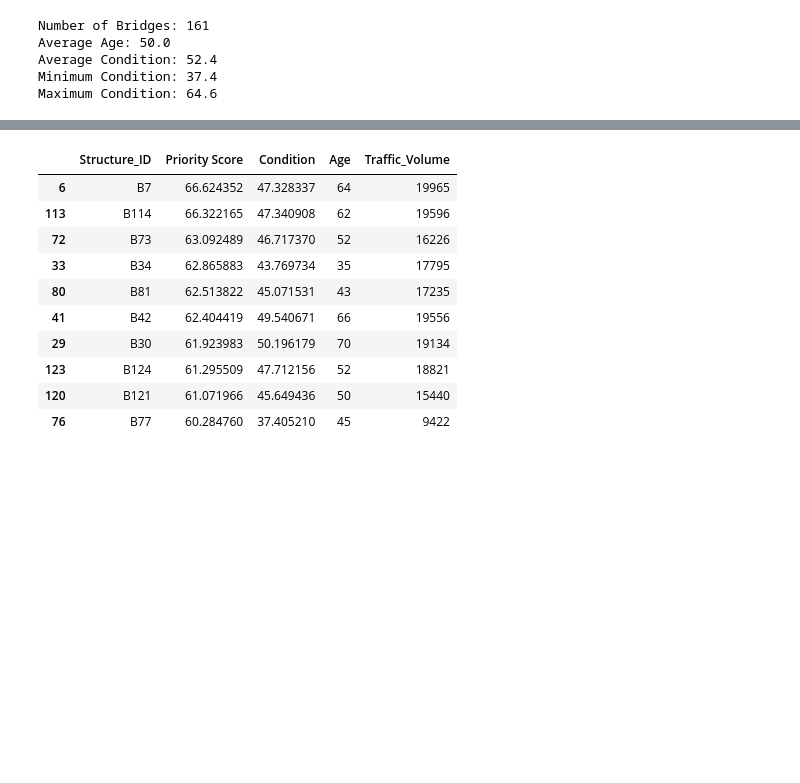
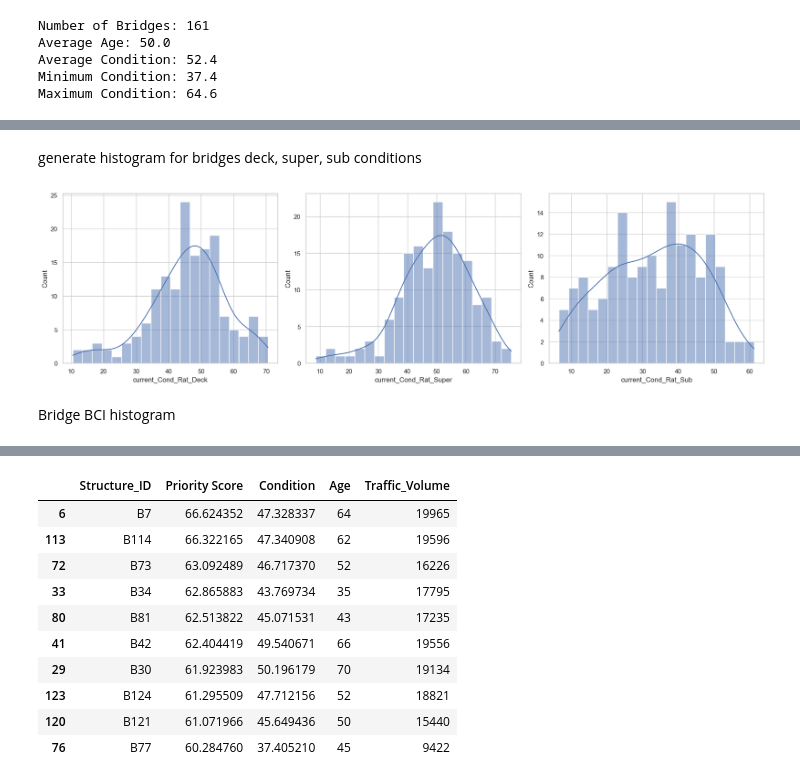
Before and after one commit to reza-chilli/Infrastructure-management-project, a Jupyter notebook: Analysis.ipynb, the cells around one changed output, grey strips where cells are left out. Cells and saved outputs as stored; diff of their text form; code cells hidden in the pictures; blank space fills up the shorter version.

```diff
--- a/Analysis.ipynb
+++ b/Analysis.ipynb
@@ -399,0 +456,34 @@ plt.show()
+# %% [markdown]
+generate histogram for bridges deck, super, sub conditions
+# %%
+metrics = [
+    'current_Cond_Rat_Deck',
+    'current_Cond_Rat_Super',
+    'current_Cond_Rat_Sub',
+]
+
+fig, axes = plt.subplots(
+    1, 3,
+    figsize=(18, 5)
+)
+
+axes = axes.flatten()
+
+for i, metric in enumerate(metrics):
+    sns.histplot(
+        data=df_trim,
+        x=metric,
+        bins=20,
+        kde=True,
+        ax=axes[i]
+    )
+
+    axes[i].set_xlabel(metric)
+    axes[i].set_ylabel("Count")
+
+plt.tight_layout()
+plt.show()
+# %% [output]
+[figure, added]
+# %% [markdown]
+Bridge BCI histogram
```
Also changed, not shown: parts of 14 cells of this notebook.
